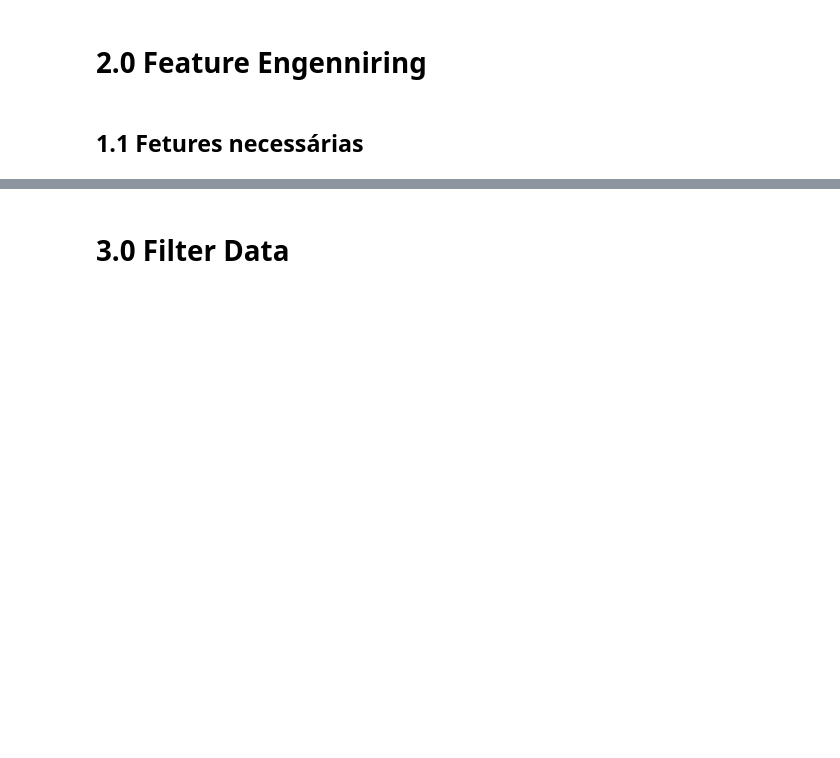
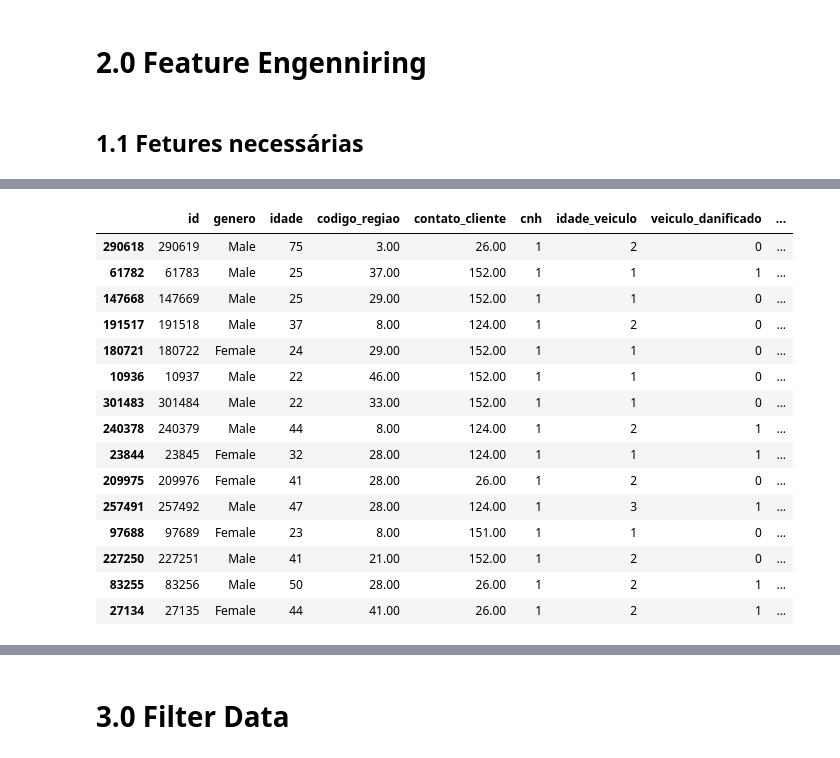
Before and after one commit to Gabrielnbr/estudo_pa004, a Jupyter notebook: notebooks/3.feature-engenniring.ipynb, the cells around one changed output, grey strips where cells are left out. Cells and saved outputs as stored; diff of their text form; code cells hidden in the pictures; blank space fills up the shorter version.

```diff
--- a/notebooks/3.feature-engenniring.ipynb
+++ b/notebooks/3.feature-engenniring.ipynb
@@ -113,0 +129,31 @@ def fe(df):
+# %%
+df['idade_class_etaria'] = df['idade'].apply(lambda x: 1 if x <= 35 else
+                                                       2 if x > 35 & x <= 65 else 3)
+# %%
+bins = [0, 25000, 50000, 75000, 100000, float('inf')]
+label = [1, 2, 3, 4, 5]
+
+df['premio_anual_cat'] = pd.cut(x = df['premio_anual'], bins = bins, labels = label, right = False).astype('int64')
+# %%
+df['semanas_contrato'] = df['cliente_dias_contrato']/7
+# %%
+df['meses_contrato'] = df['cliente_dias_contrato']/30
+# %%
+df.sample(15)
+# %% [output]
+|  | id | genero | idade | codigo_regiao | contato_cliente | cnh | idade_veiculo | veiculo_danificado | ... |
+| 290618 | 290619 | Male | 75 | 3.00 | 26.00 | 1 | 2 | 0 | ... |
+| 61782 | 61783 | Male | 25 | 37.00 | 152.00 | 1 | 1 | 1 | ... |
+| 147668 | 147669 | Male | 25 | 29.00 | 152.00 | 1 | 1 | 0 | ... |
+| 191517 | 191518 | Male | 37 | 8.00 | 124.00 | 1 | 2 | 0 | ... |
+| 180721 | 180722 | Female | 24 | 29.00 | 152.00 | 1 | 1 | 0 | ... |
+| 10936 | 10937 | Male | 22 | 46.00 | 152.00 | 1 | 1 | 0 | ... |
+| 301483 | 301484 | Male | 22 | 33.00 | 152.00 | 1 | 1 | 0 | ... |
+| 240378 | 240379 | Male | 44 | 8.00 | 124.00 | 1 | 2 | 1 | ... |
+| 23844 | 23845 | Female | 32 | 28.00 | 124.00 | 1 | 1 | 1 | ... |
+| 209975 | 209976 | Female | 41 | 28.00 | 26.00 | 1 | 2 | 0 | ... |
+| 257491 | 257492 | Male | 47 | 28.00 | 124.00 | 1 | 3 | 1 | ... |
+| 97688 | 97689 | Female | 23 | 8.00 | 151.00 | 1 | 1 | 0 | ... |
+| 227250 | 227251 | Male | 41 | 21.00 | 152.00 | 1 | 2 | 0 | ... |
+| 83255 | 83256 | Male | 50 | 28.00 | 26.00 | 1 | 2 | 1 | ... |
+| 27134 | 27135 | Female | 44 | 41.00 | 26.00 | 1 | 2 | 1 | ... |
```
Also changed, not shown: parts of 11 cells of this notebook, 15 other files.
